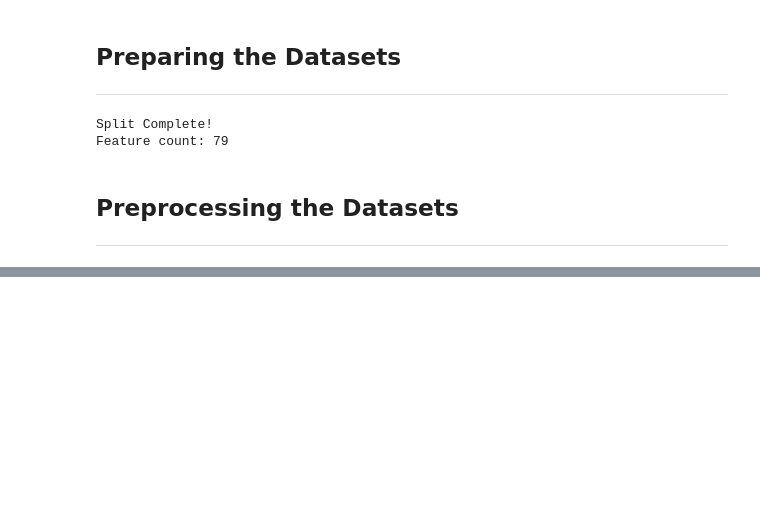
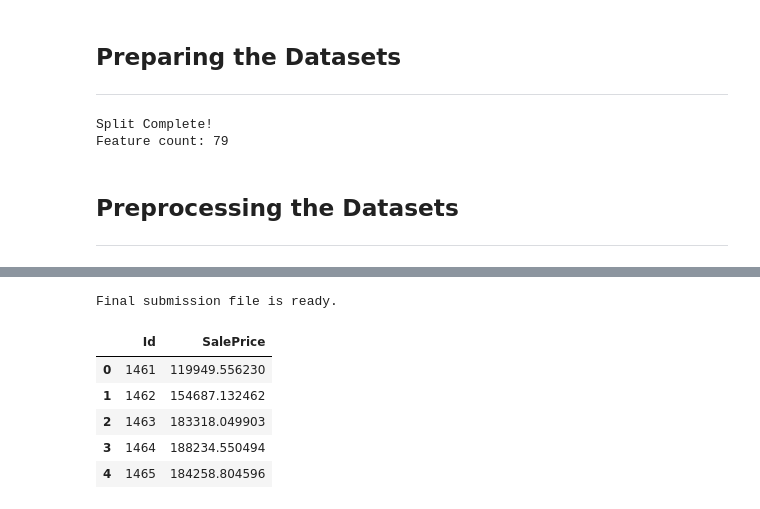
Before and after one commit to ArsalanHashmi777/Titanic, a Jupyter notebook: House-Price-Regression/house-price_model.ipynb, the cells around one changed output, grey strips where cells are left out. Saved outputs shown, nothing was run; the diff lists cells and outputs as text; code cells hidden in the pictures; blank space fills up the shorter version.

```diff
--- a/House-Price-Regression/house-price_model.ipynb
+++ b/House-Price-Regression/house-price_model.ipynb
@@ -314,0 +350,31 @@ def run_hyperparameter_tuning(X, y):
+# %%
+# --- 1. THE FINAL REFIT ---
+# We use the full engineered training set for maximum knowledge
+rf_pipeline.fit(X_train_engineered, y_train)
+
+# --- 2. GENERATE TEST PREDICTIONS ---
+# Predictions are currently in Log Scale
+log_preds = rf_pipeline.predict(X_test_engineered)
+
+# --- 3. THE INVERSE TRANSFORM ---
+# Crucial: Reverse np.log1p() to get real dollar values
+final_prices = np.expm1(log_preds)
+
+# --- 4. CREATE SUBMISSION ---
+submission = pd.DataFrame({
+    "Id": df_test["Id"],
+    "SalePrice": final_prices
+})
+
+# Save and verify
+submission.to_csv("submission.csv", index=False)
+print("Final submission file is ready.")
+submission.head()
+# %% [output]
+Final submission file is ready.
+|  | Id | SalePrice |
+| 0 | 1461 | 119949.556230 |
+| 1 | 1462 | 154687.132462 |
+| 2 | 1463 | 183318.049903 |
+| 3 | 1464 | 188234.550494 |
+| 4 | 1465 | 184258.804596 |
```
Also changed, not shown: parts of 10 cells of this notebook, 1 other file.
